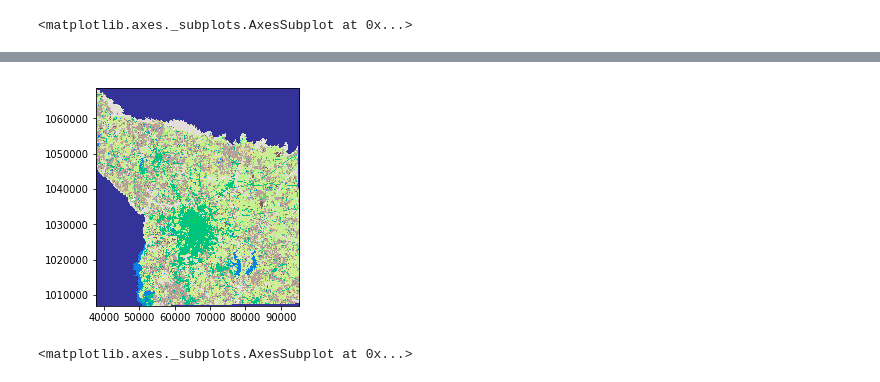
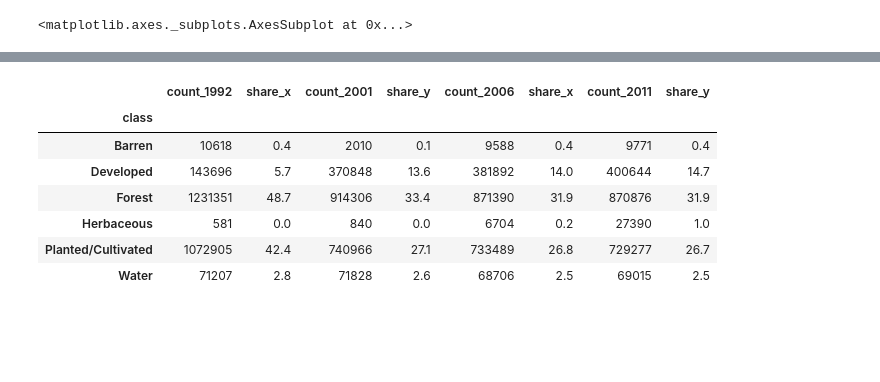
Before and after one commit to thetylerloop/tyler-land-cover, a Jupyter notebook: Analysis.ipynb, the cells around one changed output, grey strips where cells are left out. Drawn from its saved outputs; the diff is of its cells as text; code cells hidden in the pictures; blank space fills up the shorter version.

```diff
--- a/Analysis.ipynb
+++ b/Analysis.ipynb
@@ -37,0 +103,11 @@ with rasterio.open('data/clipped.tif', "w", **clipped_meta) as dest:
+# %%
+merged.round(1)
+# %% [output]
+|  | count_1992 | share_x | count_2001 | share_y | count_2006 | share_x | count_2011 | share_y |
+| class |  |  |  |  |  |  |  |  |
+| Barren | 10618 | 0.4 | 2010 | 0.1 | 9588 | 0.4 | 9771 | 0.4 |
+| Developed | 143696 | 5.7 | 370848 | 13.6 | 381892 | 14.0 | 400644 | 14.7 |
+| Forest | 1231351 | 48.7 | 914306 | 33.4 | 871390 | 31.9 | 870876 | 31.9 |
+| Herbaceous | 581 | 0.0 | 840 | 0.0 | 6704 | 0.2 | 27390 | 1.0 |
+| Planted/Cultivated | 1072905 | 42.4 | 740966 | 27.1 | 733489 | 26.8 | 729277 | 26.7 |
+| Water | 71207 | 2.8 | 71828 | 2.6 | 68706 | 2.5 | 69015 | 2.5 |
@@ -38,7 +144,4 @@ with rasterio.open('data/clipped.tif', "w", **clipped_meta) as dest:
 # %%
-clipped = rasterio.open('data/clipped.tif')
+reprojected = rasterio.open('data/reprojected.tif')
 
-show((clipped, 1), cmap='terrain')
+show((reprojected, 1), cmap='terrain')
-# %% [output]
-[figure, removed]
-<matplotlib.axes._subplots.AxesSubplot at 0x...>
```
Also changed, not shown: parts of 14 cells of this notebook.
